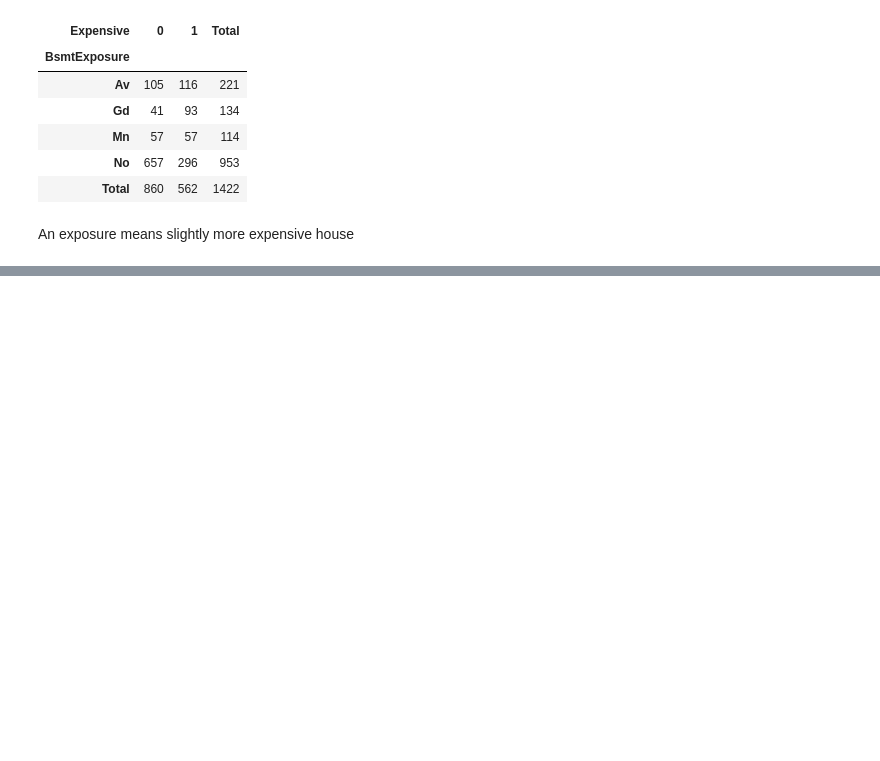
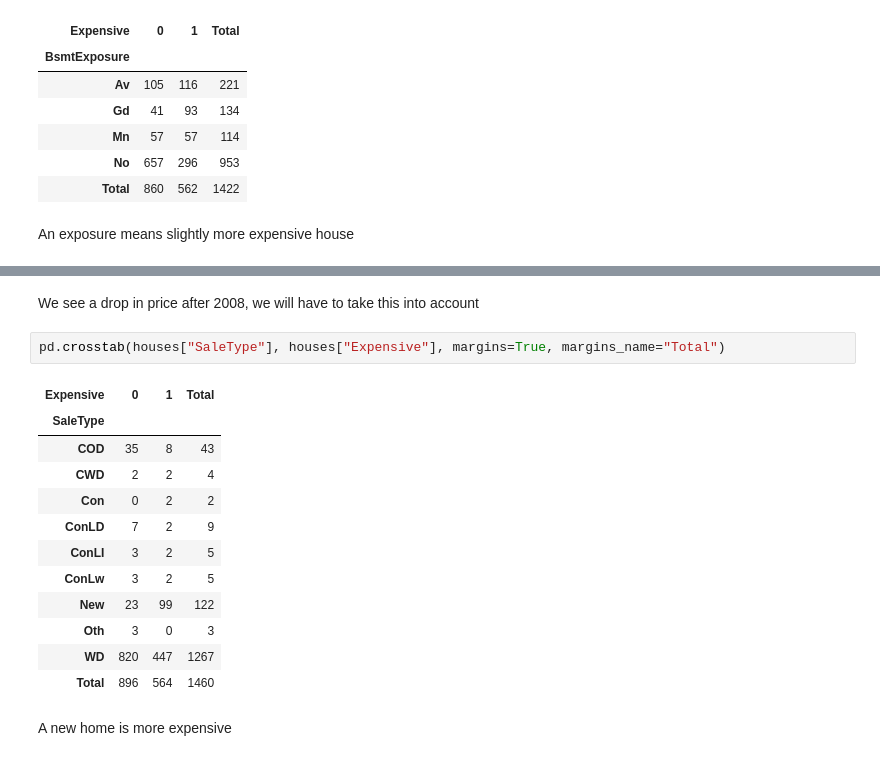
Before and after one commit to NicolasHousset/HousesPricesAnalysis, a Jupyter notebook: script.ipynb, the cells around one changed output, grey strips where cells are left out. Drawn from its saved outputs; the diff is of its cells as text; blank space fills up the shorter version.

```diff
--- a/script.ipynb
+++ b/script.ipynb
@@ -532,0 +1308,19 @@ An exposure means slightly more expensive house
+# %% [markdown]
+We see a drop in price after 2008, we will have to take this into account
+# %%
+pd.crosstab(houses["SaleType"], houses["Expensive"], margins=True, margins_name="Total")
+# %% [output]
+| Expensive | 0 | 1 | Total |
+| SaleType |  |  |  |
+| COD | 35 | 8 | 43 |
+| CWD | 2 | 2 | 4 |
+| Con | 0 | 2 | 2 |
+| ConLD | 7 | 2 | 9 |
+| ConLI | 3 | 2 | 5 |
+| ConLw | 3 | 2 | 5 |
+| New | 23 | 99 | 122 |
+| Oth | 3 | 0 | 3 |
+| WD | 820 | 447 | 1267 |
+| Total | 896 | 564 | 1460 |
+# %% [markdown]
+A new home is more expensive
```
Also changed, not shown: parts of 143 cells of this notebook.
